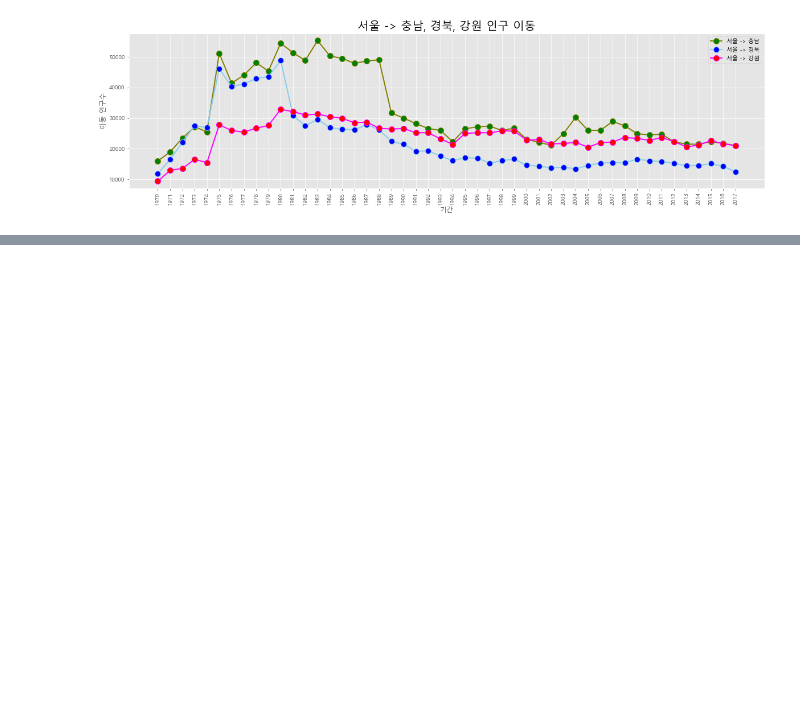
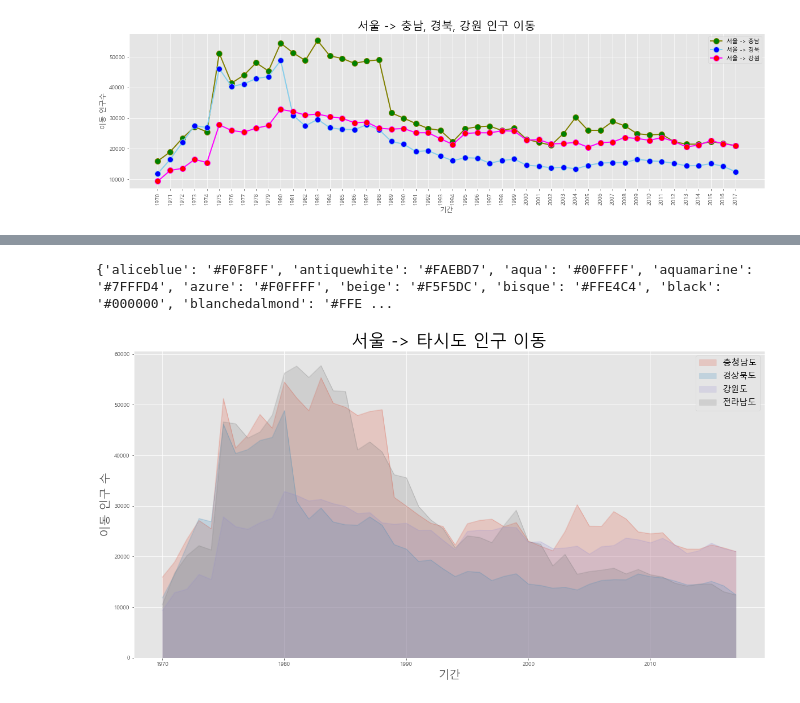
Before and after one commit to dongkyuseo/TIL, a Jupyter notebook: 파이썬머신러닝판다스데이터분석/04_시각화도구.ipynb, the cells around one changed output, grey strips where cells are left out. Saved outputs shown, nothing was run; the diff lists cells and outputs as text; code cells hidden in the pictures; blank space fills up the shorter version.

```diff
--- a/파이썬머신러닝판다스데이터분석/04_시각화도구.ipynb
+++ b/파이썬머신러닝판다스데이터분석/04_시각화도구.ipynb
@@ -336,0 +384,47 @@ plt.show()  # 변경사항 저장하고 그래프 출력
+# %%
+# -*- coding: utf-8 -*-
+
+# 라이브러리 불러오기
+import matplotlib
+
+# 컬러 정보를 담을 빈 딕셔너리 생성
+colors={}
+
+# 컬러 이름과 헥사코드 확인하여 딕셔서리에 입력
+for name, hex in matplotlib.colors.cnames.items():
+	colors[name] = hex
+
+# 딕셔너리 출력
+print(colors)
+# %% [output]
+{'aliceblue': '#F0F8FF', 'antiquewhite': '#FAEBD7', 'aqua': '#00FFFF', 'aquamarine': '#7FFFD4', 'azure': '#F0FFFF', 'beige': '#F5F5DC', 'bisque': '#FFE4C4', 'black': '#000000', 'blanchedalmond': '#FFE ...
+# %%
+# 서울에서 다른 지역으로 이동한 데이터만 추출하여 정리
+mask = (df['전출지별'] == '서울특별시') & (df['전입지별'] != '서울특별시')
+df_seoul = df[mask]
+df_seoul = df_seoul.drop(['전출지별'], axis=1)
+df_seoul.rename({'전입지별':'전입지'}, axis=1, inplace=True)
+df_seoul.set_index('전입지', inplace=True)
+
+# 서울에서 '충청남도','경상북도', '강원도', '전라남도'로 이동한 인구 데이터 값만 선택
+col_years = list(map(str, range(1970, 2018)))
+df_4 = df_seoul.loc[['충청남도','경상북도', '강원도', '전라남도'], col_years]
+df_4 = df_4.transpose()
+
+# 스타일 서식 지정
+plt.style.use('ggplot')
+
+# 데이터프레임의 인덱스를 정수형으로 변경 (x축 눈금 라벨 표시)
+df_4.index = df_4.index.map(int)
+
+# 면적 그래프 그리기
+df_4.plot(kind='area', stacked=False, alpha=0.2, figsize=(20, 10))
+
+plt.title('서울 -> 타시도 인구 이동', size=30)
+plt.ylabel('이동 인구 수', size=20)
+plt.xlabel('기간', size=20)
+plt.legend(loc='best', fontsize=15)
+
+plt.show()
+# %% [output]
+[figure, added]
```
Also changed, not shown: parts of 6 cells of this notebook, 1 other file.
